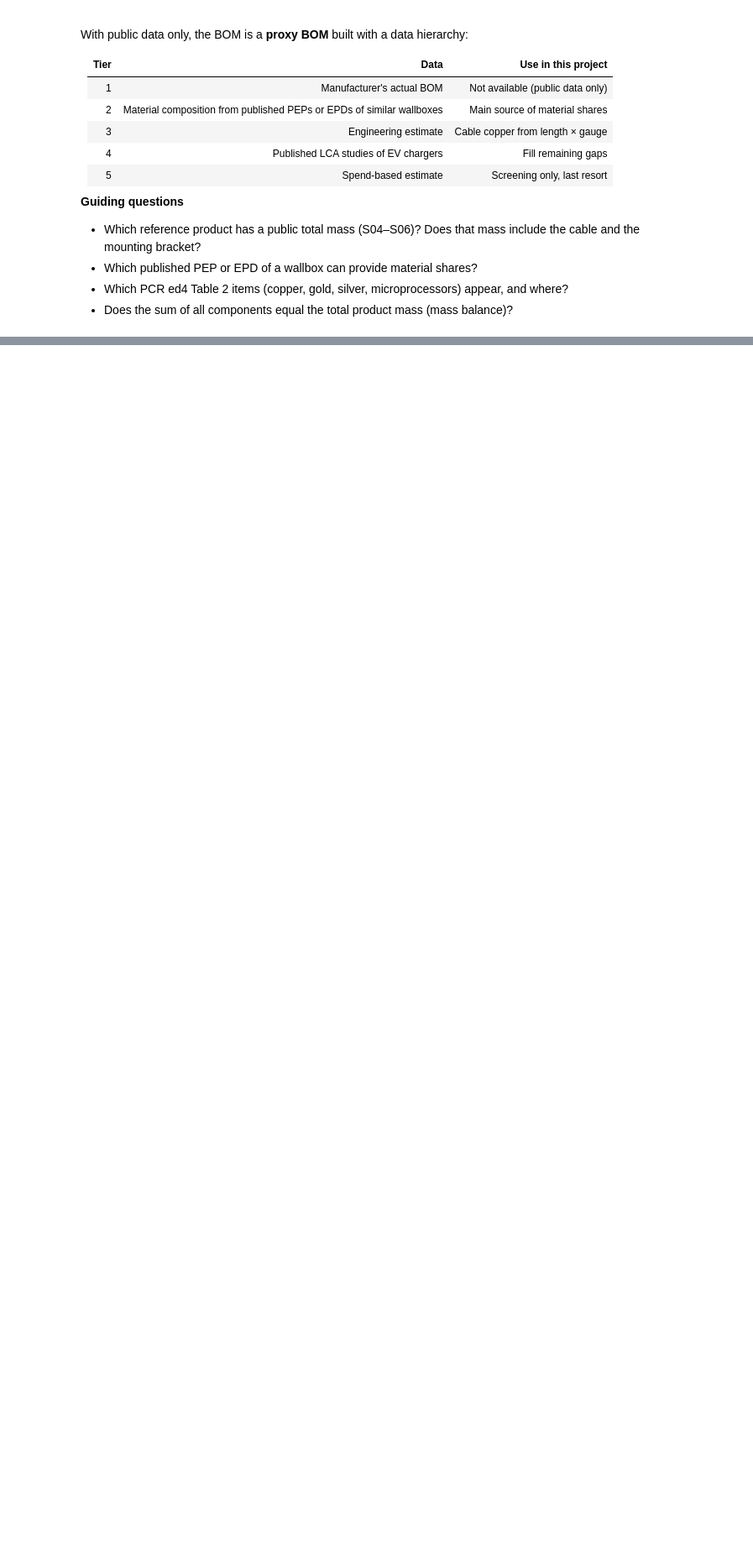
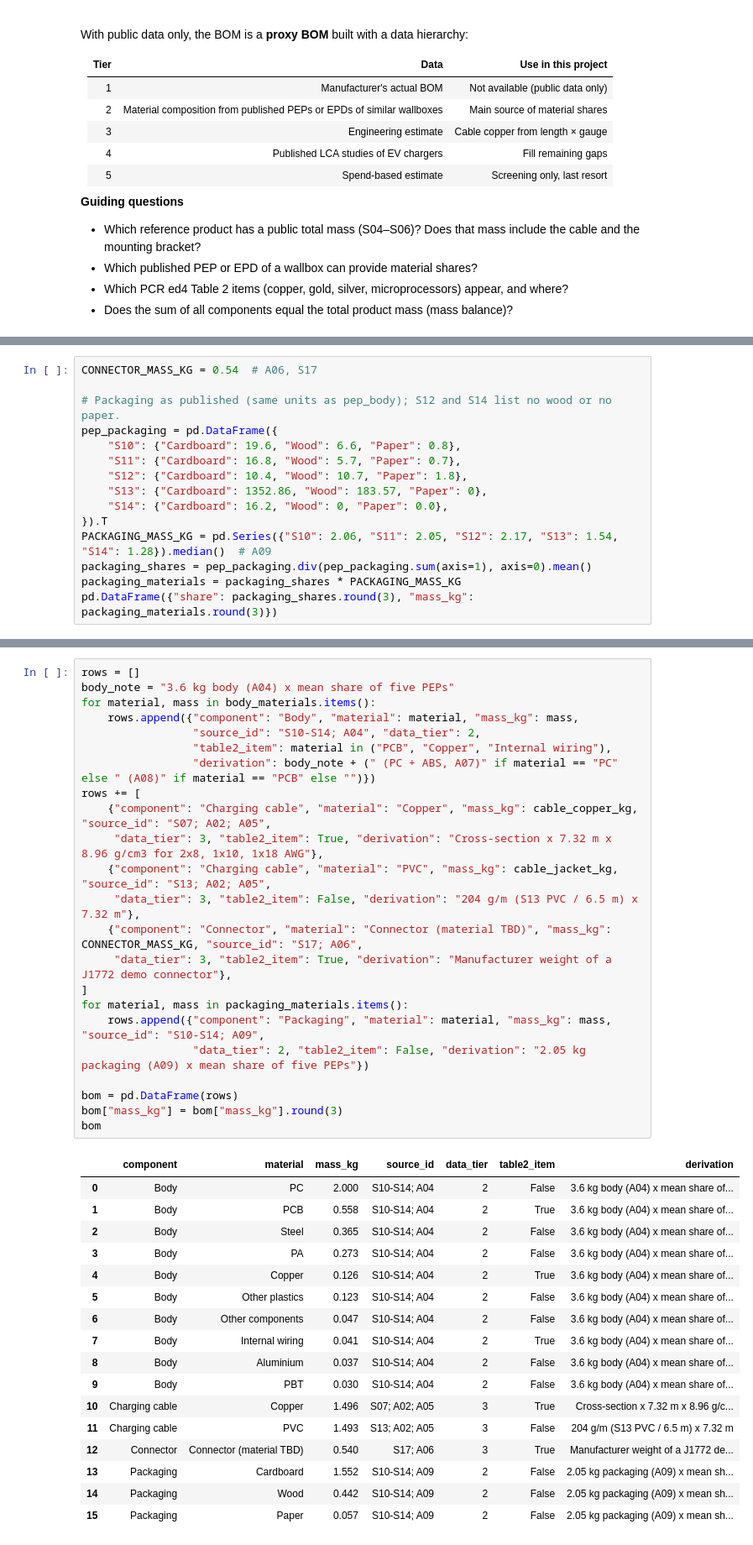
Before and after one commit to loying1005/ev-charger-pcf-cdr, a Jupyter notebook: notebooks/02_inventory_calc.ipynb, the cells around one changed output, grey strips where cells are left out. Shown at 84% size. Saved outputs shown, nothing was run; the diff lists cells and outputs as text; blank space fills up the shorter version.

```diff
--- a/notebooks/02_inventory_calc.ipynb
+++ b/notebooks/02_inventory_calc.ipynb
@@ -88,0 +159,15 @@ bom
+# %%
+CONNECTOR_MASS_KG = 0.54  # A06, S17
+
+# Packaging as published (same units as pep_body); S12 and S14 list no wood or no paper.
+pep_packaging = pd.DataFrame({
+    "S10": {"Cardboard": 19.6, "Wood": 6.6, "Paper": 0.8},
+    "S11": {"Cardboard": 16.8, "Wood": 5.7, "Paper": 0.7},
+    "S12": {"Cardboard": 10.4, "Wood": 10.7, "Paper": 1.8},
+    "S13": {"Cardboard": 1352.86, "Wood": 183.57, "Paper": 0},
+    "S14": {"Cardboard": 16.2, "Wood": 0, "Paper": 0.0},
+}).T
+PACKAGING_MASS_KG = pd.Series({"S10": 2.06, "S11": 2.05, "S12": 2.17, "S13": 1.54, "S14": 1.28}).median()  # A09
+packaging_shares = pep_packaging.div(pep_packaging.sum(axis=1), axis=0).mean()
+packaging_materials = packaging_shares * PACKAGING_MASS_KG
+pd.DataFrame({"share": packaging_shares.round(3), "mass_kg": packaging_materials.round(3)})
@@ -88,0 +183,41 @@ bom
+# %%
+rows = []
+body_note = "3.6 kg body (A04) x mean share of five PEPs"
+for material, mass in body_materials.items():
+    rows.append({"component": "Body", "material": material, "mass_kg": mass,
+                 "source_id": "S10-S14; A04", "data_tier": 2,
+                 "table2_item": material in ("PCB", "Copper", "Internal wiring"),
+                 "derivation": body_note + (" (PC + ABS, A07)" if material == "PC" else " (A08)" if material == "PCB" else "")})
+rows += [
+    {"component": "Charging cable", "material": "Copper", "mass_kg": cable_copper_kg, "source_id": "S07; A02; A05",
+     "data_tier": 3, "table2_item": True, "derivation": "Cross-section x 7.32 m x 8.96 g/cm3 for 2x8, 1x10, 1x18 AWG"},
+    {"component": "Charging cable", "material": "PVC", "mass_kg": cable_jacket_kg, "source_id": "S13; A02; A05",
+     "data_tier": 3, "table2_item": False, "derivation": "204 g/m (S13 PVC / 6.5 m) x 7.32 m"},
+    {"component": "Connector", "material": "Connector (material TBD)", "mass_kg": CONNECTOR_MASS_KG, "source_id": "S17; A06",
+     "data_tier": 3, "table2_item": True, "derivation": "Manufacturer weight of a J1772 demo connector"},
+]
+for material, mass in packaging_materials.items():
+    rows.append({"component": "Packaging", "material": material, "mass_kg": mass, "source_id": "S10-S14; A09",
+                 "data_tier": 2, "table2_item": False, "derivation": "2.05 kg packaging (A09) x mean share of five PEPs"})
+
+bom = pd.DataFrame(rows)
+bom["mass_kg"] = bom["mass_kg"].round(3)
+bom
+# %% [output]
+|  | component | material | mass_kg | source_id | data_tier | table2_item | derivation |
+| 0 | Body | PC | 2.000 | S10-S14; A04 | 2 | False | 3.6 kg body (A04) x mean share of... |
+| 1 | Body | PCB | 0.558 | S10-S14; A04 | 2 | True | 3.6 kg body (A04) x mean share of... |
+| 2 | Body | Steel | 0.365 | S10-S14; A04 | 2 | False | 3.6 kg body (A04) x mean share of... |
+| 3 | Body | PA | 0.273 | S10-S14; A04 | 2 | False | 3.6 kg body (A04) x mean share of... |
+| 4 | Body | Copper | 0.126 | S10-S14; A04 | 2 | True | 3.6 kg body (A04) x mean share of... |
+| 5 | Body | Other plastics | 0.123 | S10-S14; A04 | 2 | False | 3.6 kg body (A04) x mean share of... |
+| 6 | Body | Other components | 0.047 | S10-S14; A04 | 2 | False | 3.6 kg body (A04) x mean share of... |
+| 7 | Body | Internal wiring | 0.041 | S10-S14; A04 | 2 | True | 3.6 kg body (A04) x mean share of... |
+| 8 | Body | Aluminium | 0.037 | S10-S14; A04 | 2 | False | 3.6 kg body (A04) x mean share of... |
+| 9 | Body | PBT | 0.030 | S10-S14; A04 | 2 | False | 3.6 kg body (A04) x mean share of... |
+| 10 | Charging cable | Copper | 1.496 | S07; A02; A05 | 3 | True | Cross-section x 7.32 m x 8.96 g/c... |
+| 11 | Charging cable | PVC | 1.493 | S13; A02; A05 | 3 | False | 204 g/m (S13 PVC / 6.5 m) x 7.32 m |
+| 12 | Connector | Connector (material TBD) | 0.540 | S17; A06 | 3 | True | Manufacturer weight of a J1772 de... |
+| 13 | Packaging | Cardboard | 1.552 | S10-S14; A09 | 2 | False | 2.05 kg packaging (A09) x mean sh... |
+| 14 | Packaging | Wood | 0.442 | S10-S14; A09 | 2 | False | 2.05 kg packaging (A09) x mean sh... |
+| 15 | Packaging | Paper | 0.057 | S10-S14; A09 | 2 | False | 2.05 kg packaging (A09) x mean sh... |
```
Also changed, not shown: parts of 17 cells of this notebook, 1 other file.
